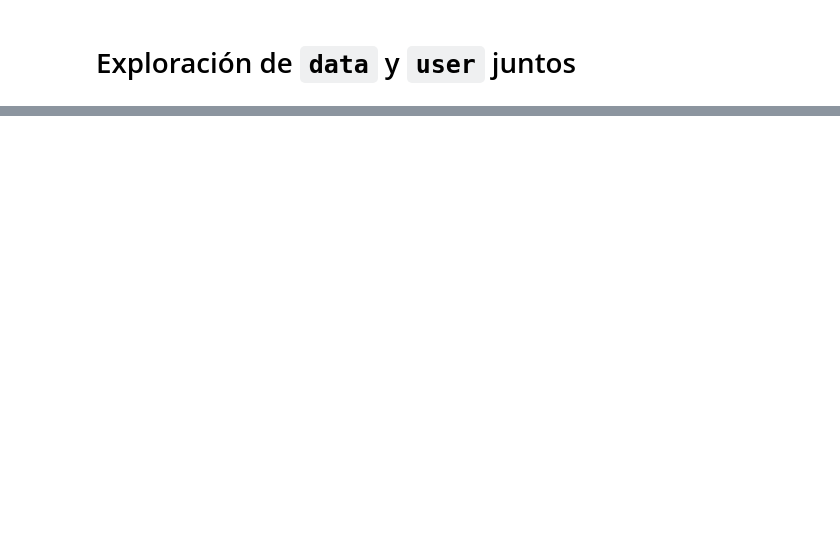
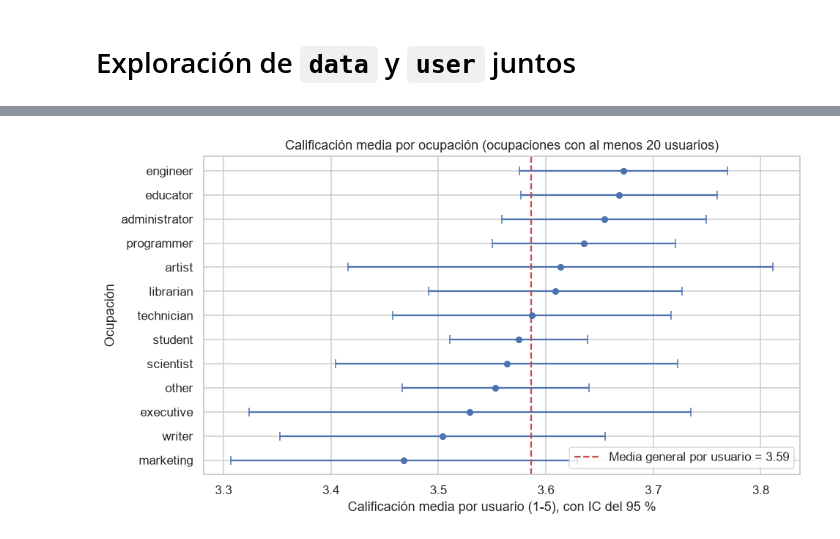
Before and after one commit to AndresCalderonRamirez/Data-Set-Movie-lens, a Jupyter notebook: notebooks/exploration/data_user.ipynb, the cells around one changed output, grey strips where cells are left out. Cells and saved outputs as stored; diff of their text form; code cells hidden in the pictures; blank space fills up the shorter version.

```diff
--- a/notebooks/exploration/data_user.ipynb
+++ b/notebooks/exploration/data_user.ipynb
@@ -25,0 +511,22 @@ print(f"Columnas: {data_user.columns}\n")
+# %%
+ocupaciones_validas = resumen_ocupacion.index[resumen_ocupacion["usuarios"] >= 20].tolist()
+excluidas = sorted(set(resumen_ocupacion.index) - set(ocupaciones_validas))
+print(f"Ocupaciones analizadas ({len(ocupaciones_validas)}): {sorted(ocupaciones_validas)}")
+print(f"Excluidas por n < 20 ({len(excluidas)}): {excluidas}\n")
+
+grupos_media = [perfil.loc[perfil["occupation"] == o, "calificacion_media"].values
+                for o in ocupaciones_validas]
+grupos_activ = [perfil.loc[perfil["occupation"] == o, "n_calificaciones"].values
+                for o in ocupaciones_validas]
+n_incluidos = sum(len(g) for g in grupos_media)
+
+h_media, p_kw_media_ocup = stats.kruskal(*grupos_media)
+h_activ, p_kw_activ_ocup = stats.kruskal(*grupos_activ)
+pruebas["KW calificación media ~ ocupación"] = p_kw_media_ocup
+pruebas["KW nº calificaciones ~ ocupación"] = p_kw_activ_ocup
+
+k = len(grupos_media)
+print(f"Kruskal-Wallis calificación media ~ ocupación: H = {h_media:.2f} | p = {p_kw_media_ocup:.4f}"
+      f" | epsilon^2 = {epsilon_cuadrado(h_media, k, n_incluidos):.4f}")
+print(f"Kruskal-Wallis nº calificaciones ~ ocupación: H = {h_activ:.2f} | p = {p_kw_activ_ocup:.4f}"
+      f" | epsilon^2 = {epsilon_cuadrado(h_activ, k, n_incluidos):.4f}")
@@ -25,0 +539,20 @@ print(f"Columnas: {data_user.columns}\n")
+# %%
+grafico = resumen_ocupacion.loc[ocupaciones_validas].sort_values("media")
+error = np.vstack([grafico["media"] - grafico["ic_inferior"],
+                   grafico["ic_superior"] - grafico["media"]])
+media_global = perfil["calificacion_media"].mean()
+
+fig, ax = plt.subplots(figsize=(9, 5))
+ax.errorbar(grafico["media"], grafico.index, xerr=error, fmt="o", color="#4C72B0",
+            ecolor="#4C72B0", capsize=4, markersize=5)
+ax.axvline(media_global, color="#C44E52", linestyle="--",
+           label=f"Media general por usuario = {media_global:.2f}")
+
+ax.set_xlabel("Calificación media por usuario (1-5), con IC del 95 %")
+ax.set_ylabel("Ocupación")
+ax.set_title("Calificación media por ocupación (ocupaciones con al menos 20 usuarios)")
+ax.legend(loc="lower right")
+fig.tight_layout()
+plt.show()
+# %% [output]
+[figure, added]
```
Also changed, not shown: parts of 40 cells of this notebook, 3 other files.
